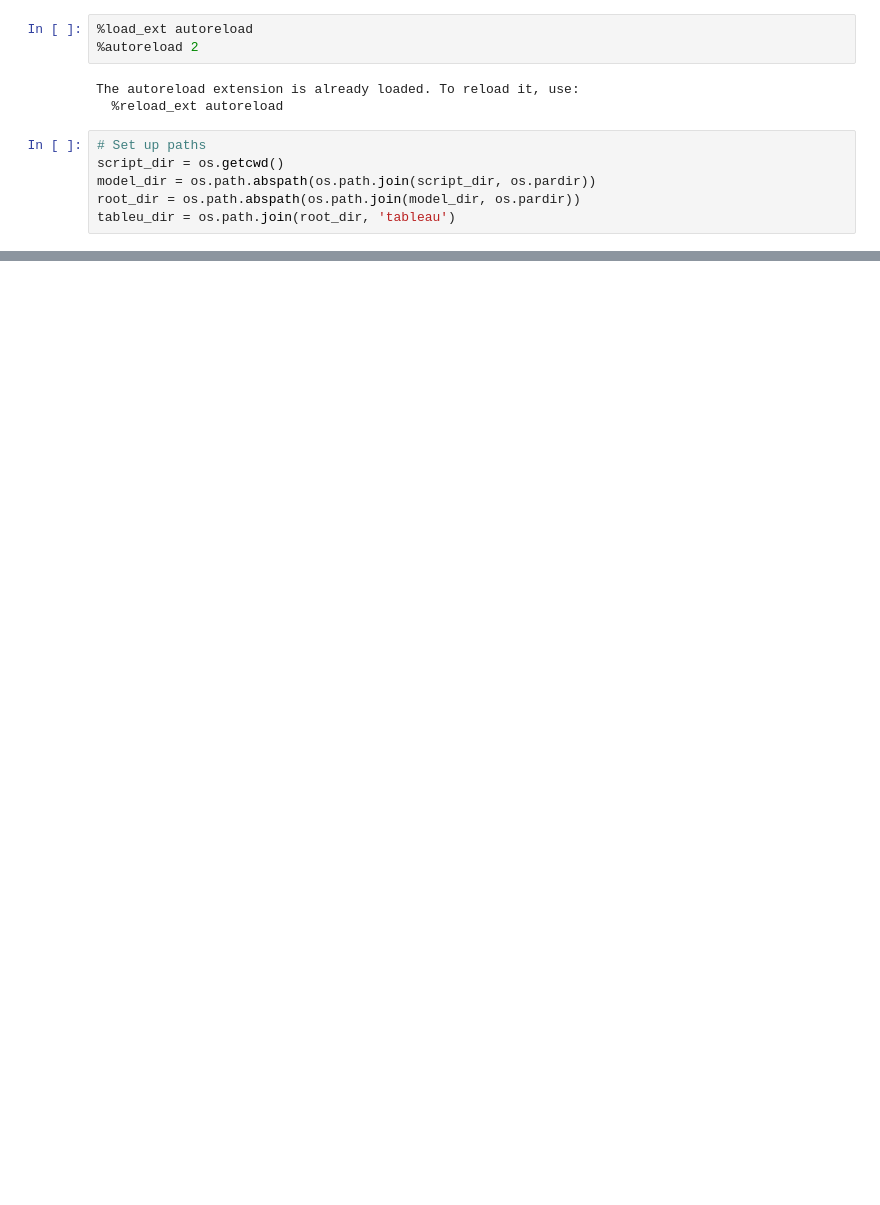
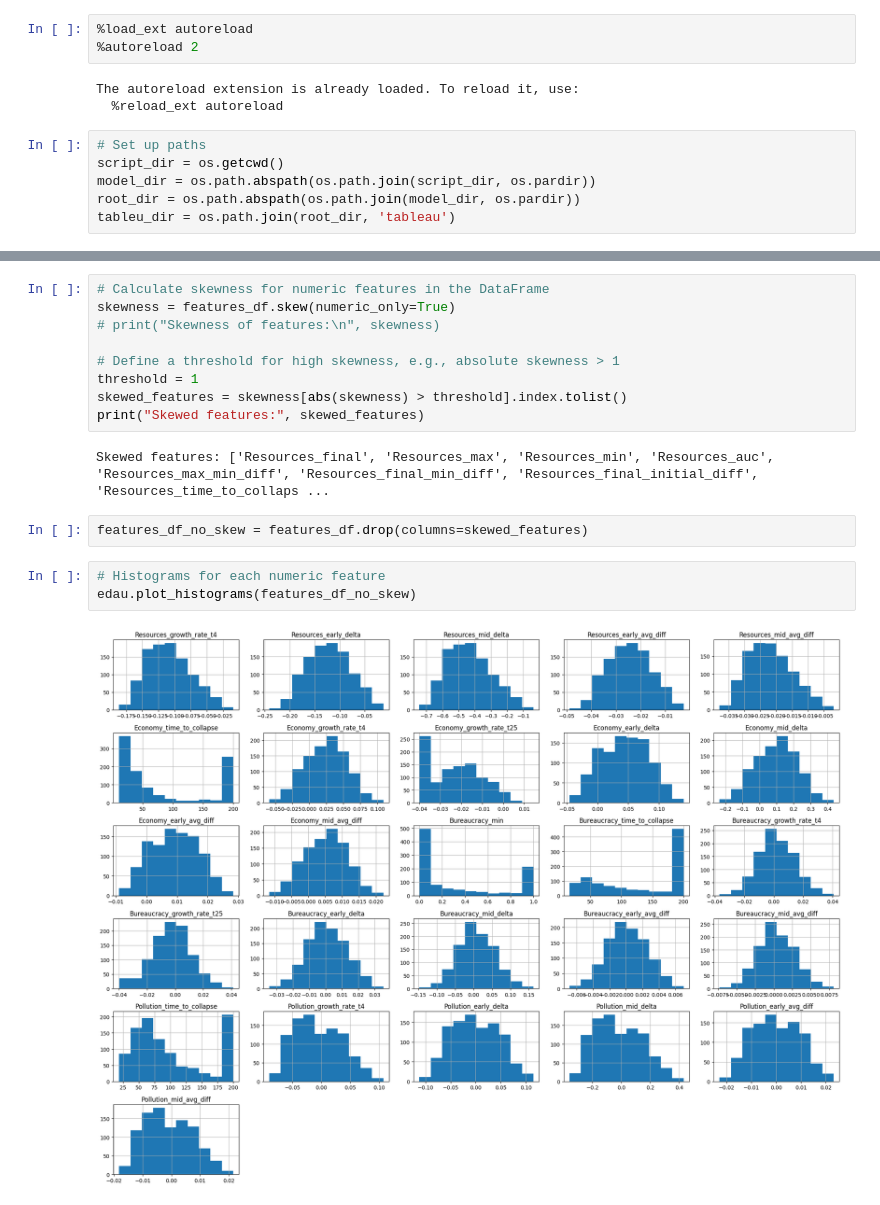
Before and after one commit to emolinaperez/looking_back_to_look_forward, a Jupyter notebook: model/python_ver/time_series_clust.ipynb, the cells around one changed output, grey strips where cells are left out. Saved outputs shown, nothing was run; the diff lists cells and outputs as text; blank space fills up the shorter version.

```diff
--- a/model/python_ver/time_series_clust.ipynb
+++ b/model/python_ver/time_series_clust.ipynb
@@ -63,0 +138,18 @@ memory usage: 22.8 KB
+# %%
+# Calculate skewness for numeric features in the DataFrame
+skewness = features_df.skew(numeric_only=True)
+# print("Skewness of features:\n", skewness)
+
+# Define a threshold for high skewness, e.g., absolute skewness > 1
+threshold = 1
+skewed_features = skewness[abs(skewness) > threshold].index.tolist()
+print("Skewed features:", skewed_features)
+# %% [output]
+Skewed features: ['Resources_final', 'Resources_max', 'Resources_min', 'Resources_auc', 'Resources_max_min_diff', 'Resources_final_min_diff', 'Resources_final_initial_diff', 'Resources_time_to_collaps ...
+# %%
+features_df_no_skew = features_df.drop(columns=skewed_features)
+# %%
+# Histograms for each numeric feature
+edau.plot_histograms(features_df_no_skew)
+# %% [output]
+[figure, added]
```
Also changed, not shown: parts of 37 cells of this notebook.
